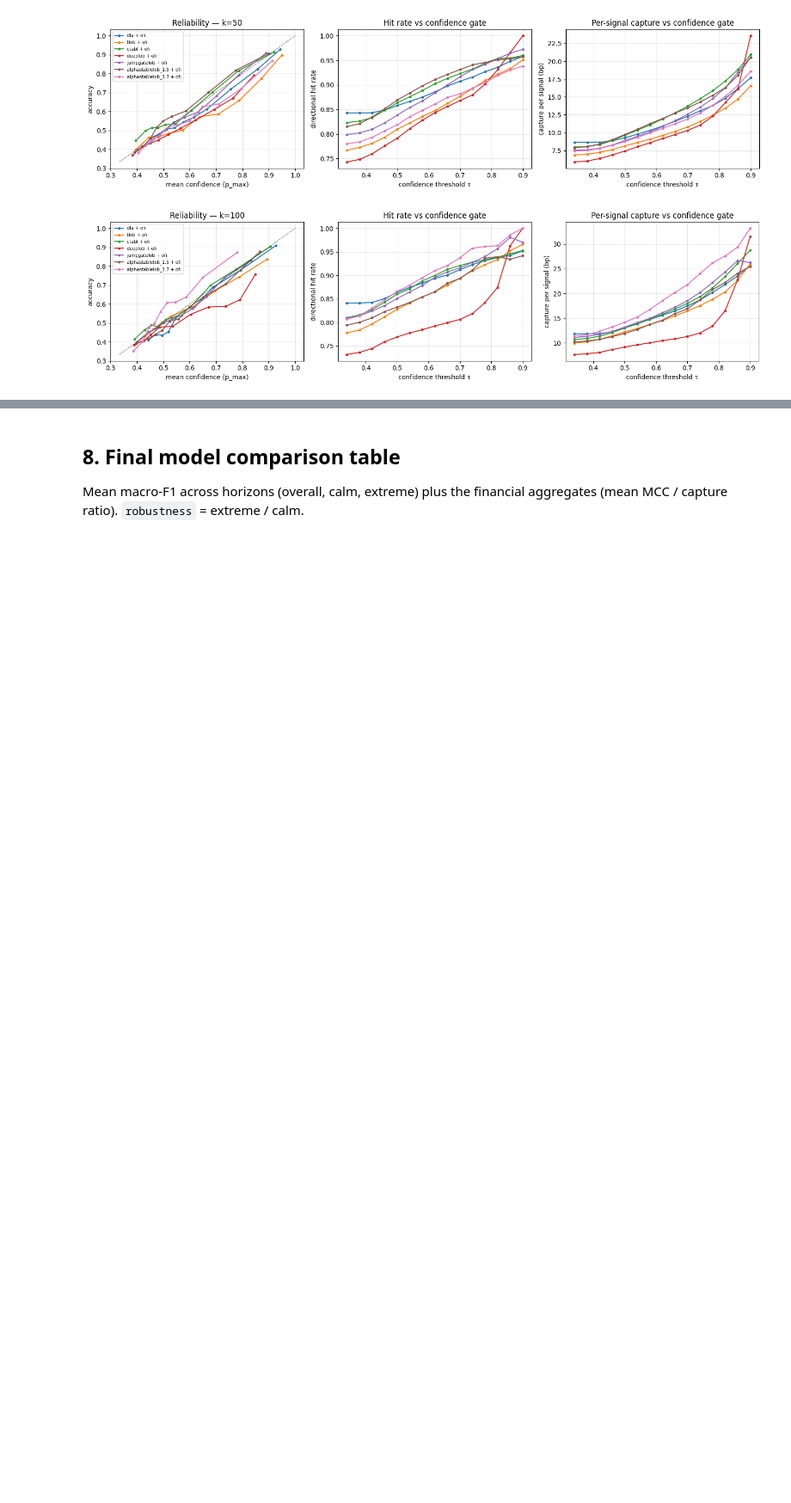
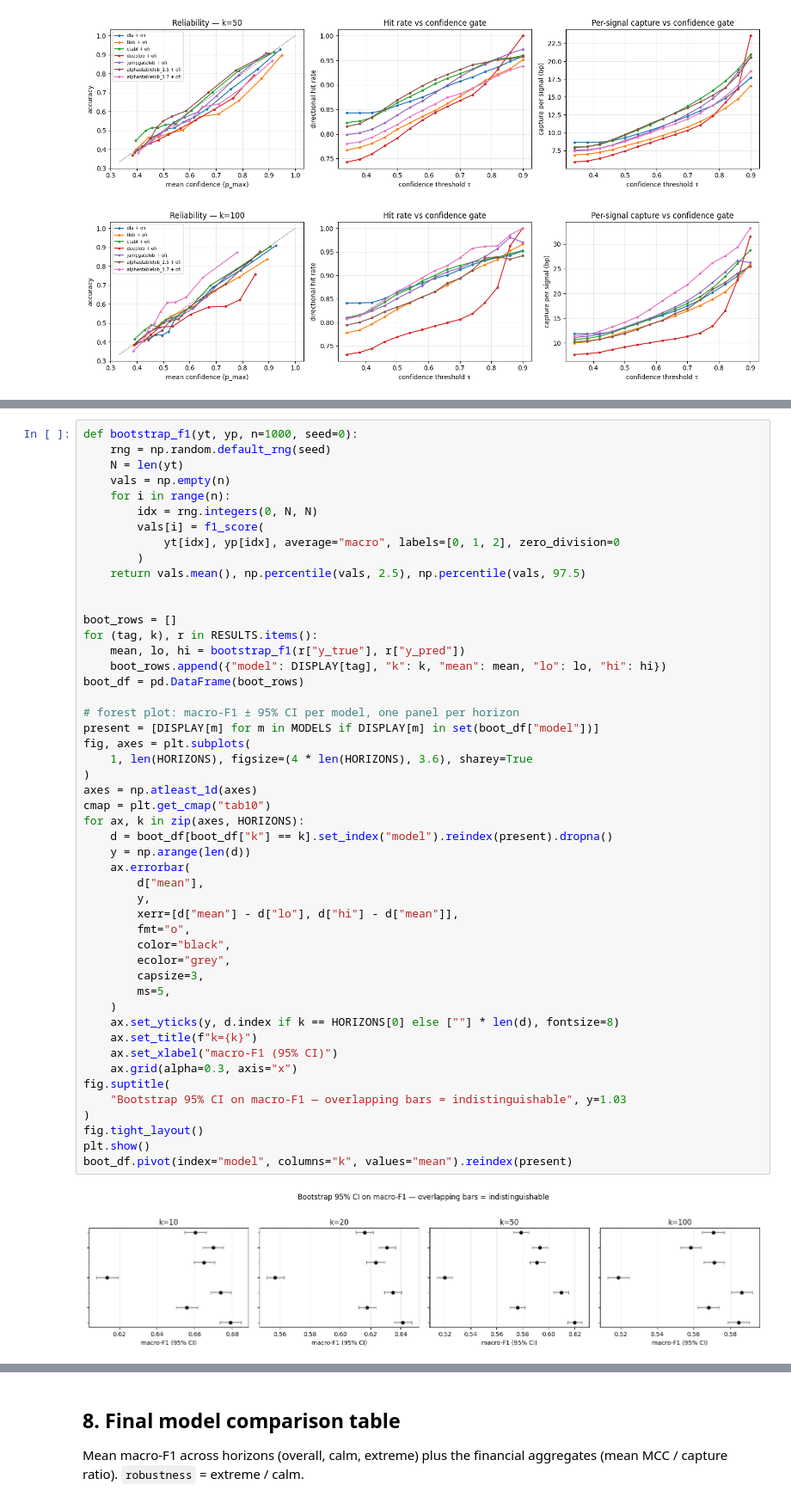
Before and after one commit to ArshiAbolghasemi/Penny, a Jupyter notebook: notebooks/model_comparison.ipynb, the cells around one changed output, grey strips where cells are left out. Shown at 86% size. Saved outputs shown, nothing was run; the diff lists cells and outputs as text; blank space fills up the shorter version.

```diff
--- a/notebooks/model_comparison.ipynb
+++ b/notebooks/model_comparison.ipynb
@@ -1034,0 +1236,51 @@ for k in HORIZONS:
+# %%
+def bootstrap_f1(yt, yp, n=1000, seed=0):
+    rng = np.random.default_rng(seed)
+    N = len(yt)
+    vals = np.empty(n)
+    for i in range(n):
+        idx = rng.integers(0, N, N)
+        vals[i] = f1_score(
+            yt[idx], yp[idx], average="macro", labels=[0, 1, 2], zero_division=0
+        )
+    return vals.mean(), np.percentile(vals, 2.5), np.percentile(vals, 97.5)
+
+
+boot_rows = []
+for (tag, k), r in RESULTS.items():
+    mean, lo, hi = bootstrap_f1(r["y_true"], r["y_pred"])
+    boot_rows.append({"model": DISPLAY[tag], "k": k, "mean": mean, "lo": lo, "hi": hi})
+boot_df = pd.DataFrame(boot_rows)
+
+# forest plot: macro-F1 ± 95% CI per model, one panel per horizon
+present = [DISPLAY[m] for m in MODELS if DISPLAY[m] in set(boot_df["model"])]
+fig, axes = plt.subplots(
+    1, len(HORIZONS), figsize=(4 * len(HORIZONS), 3.6), sharey=True
+)
+axes = np.atleast_1d(axes)
+cmap = plt.get_cmap("tab10")
+for ax, k in zip(axes, HORIZONS):
+    d = boot_df[boot_df["k"] == k].set_index("model").reindex(present).dropna()
+    y = np.arange(len(d))
+    ax.errorbar(
+        d["mean"],
+        y,
+        xerr=[d["mean"] - d["lo"], d["hi"] - d["mean"]],
+        fmt="o",
+        color="black",
+        ecolor="grey",
+        capsize=3,
+        ms=5,
+    )
+    ax.set_yticks(y, d.index if k == HORIZONS[0] else [""] * len(d), fontsize=8)
+    ax.set_title(f"k={k}")
+    ax.set_xlabel("macro-F1 (95% CI)")
+    ax.grid(alpha=0.3, axis="x")
+fig.suptitle(
+    "Bootstrap 95% CI on macro-F1 — overlapping bars = indistinguishable", y=1.03
+)
+fig.tight_layout()
+plt.show()
+boot_df.pivot(index="model", columns="k", values="mean").reindex(present)
+# %% [output]
+[figure, added]
```
Also changed, not shown: parts of 8 cells of this notebook.
